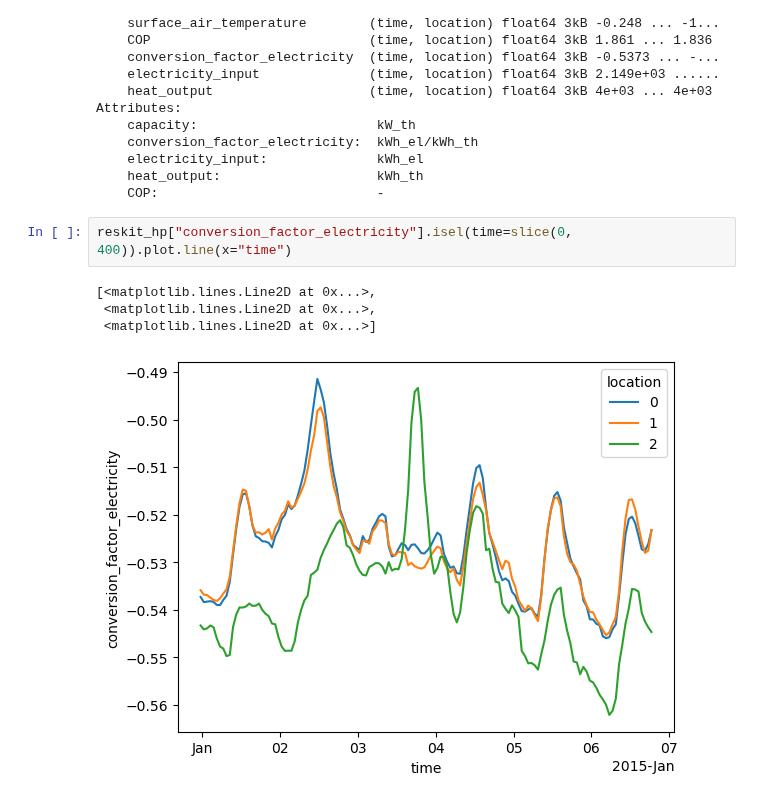
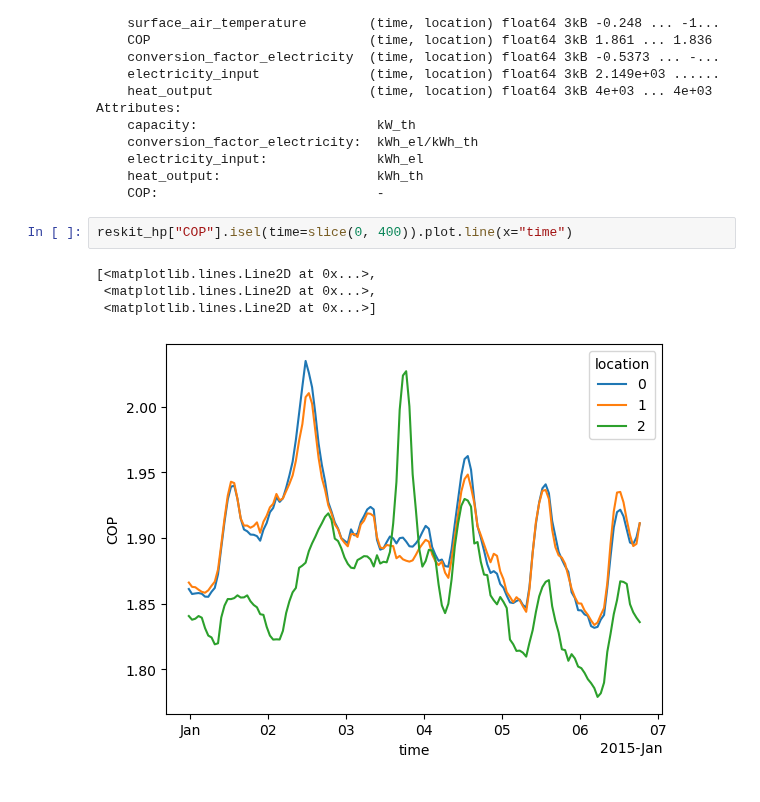
Before and after one commit to FZJ-IEK3-VSA/RESKit, a Jupyter notebook: examples/ETHOS.RESKit.CoolingHeating.ipynb, the cells around one changed output. Cells and saved outputs as stored; diff of their text form.

```diff
--- a/examples/ETHOS.RESKit.CoolingHeating.ipynb
+++ b/examples/ETHOS.RESKit.CoolingHeating.ipynb
@@ -105,9 +118,9 @@ Attributes:
     heat_output:                    kWh_th
     COP:                            -
 # %%
-reskit_hp["conversion_factor_electricity"].isel(time=slice(0, 400)).plot.line(x="time")
+reskit_hp["COP"].isel(time=slice(0, 400)).plot.line(x="time")
 # %% [output]
 [<matplotlib.lines.Line2D at 0x...>,
  <matplotlib.lines.Line2D at 0x...>,
  <matplotlib.lines.Line2D at 0x...>]
-[figure, old version]
+[figure, new version]
```
Also changed, not shown: parts of 8 cells of this notebook, 2 other files.
